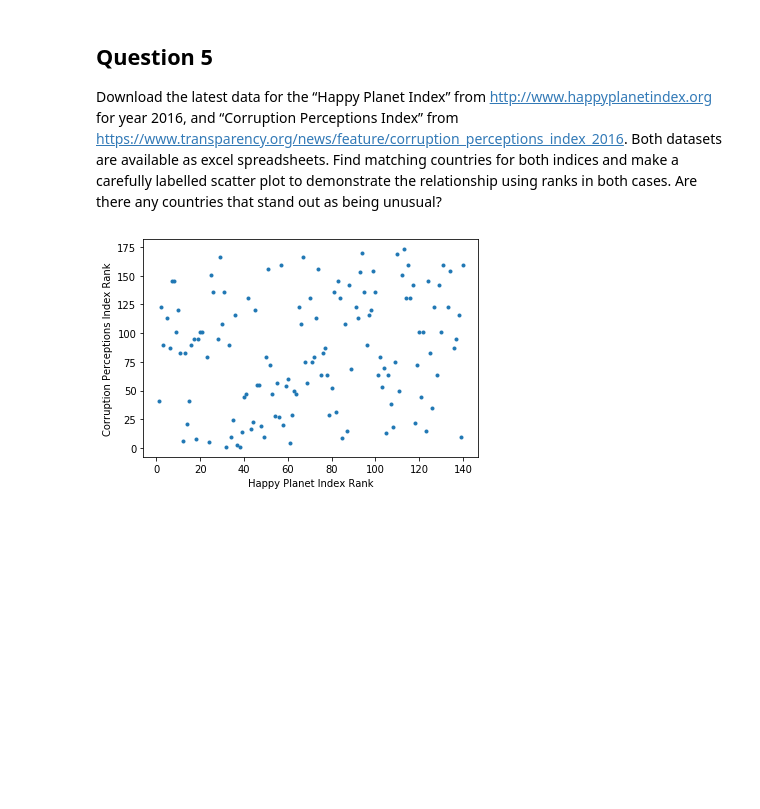
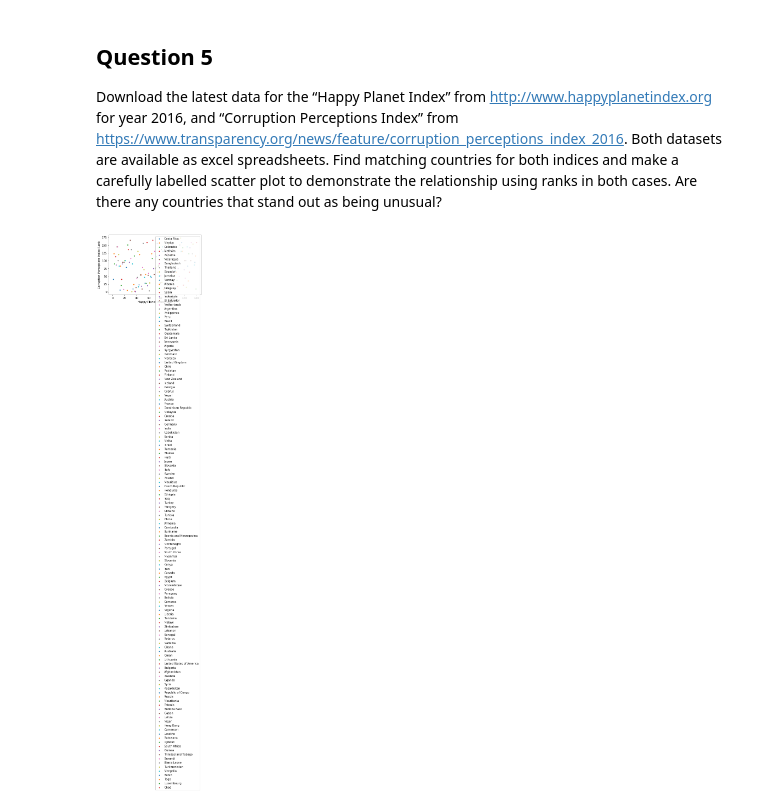
Before and after one commit to cyborgoat/data-inference-machine-learning, a Jupyter notebook: assignment_2/18785_HW2.ipynb, the cells around one changed output. Cells and saved outputs as stored; diff of their text form; code cells hidden in the pictures; blank space fills up the shorter version.

```diff
--- a/assignment_2/18785_HW2.ipynb
+++ b/assignment_2/18785_HW2.ipynb
@@ -273,29 +283,36 @@ Download the latest data for the “Happy Planet Index” from http://www.happyp
 # %%
 hpidf = pd.read_excel('hpi-data-2016.xlsx', sheet_name='Rank order',skiprows=6)
 hpi_rank = hpidf['HPI Rank']
 hpi_country = hpidf['Country']
 hpi_dict = {}
 for i,j in zip(hpi_rank,hpi_country):
     hpi_dict[j] = i
 
 corruptdf = pd.read_excel('CPI2016_FullDataSetWithRegionalTables.xlsx',sheet_name='CPI2016_FINAL_16Jan')
 corrupt_rank = corruptdf['Rank']
 corrupt_country = corruptdf['Country']
 corrupt_dict ={}
 for i,j in zip(corrupt_rank,corrupt_country):
     corrupt_dict[j] = i
 
 final_arr = []
 for country in hpi_dict.keys():
     if country in corrupt_dict.keys():
-        final_arr.append((hpi_dict[country],corrupt_dict[country]))
+        final_arr.append((hpi_dict[country],corrupt_dict[country],country))
     elif(country == 'United States of America'):
-        final_arr.append((hpi_dict[country],corrupt_rank[17]))
+        final_arr.append((hpi_dict[country],corrupt_rank[17],country))
     elif(country == 'South Korea'):
-        final_arr.append((hpi_dict[country],corrupt_rank[51]))
-plt.scatter([i[0] for i in final_arr],[i[1] for i in final_arr],marker='.')
-plt.xlabel('Happy Planet Index Rank')
-plt.ylabel('Corruption Perceptions Index Rank')
+        final_arr.append((hpi_dict[country],corrupt_rank[51],country))
+
+
+x_data = [i[0] for i in final_arr]
+y_data = [i[1] for i in final_arr]
+country_initial = [i[2] for i in final_arr]
+for i in range(len(x_data)):
+    plt.scatter(x_data[i],y_data[i],marker='.',label=country_initial[i])
+# plt.xlabel('Happy Planet Index Rank')
+# plt.ylabel('Corruption Perceptions Index Rank')
+plt.legend()
 plt.show()
 # %% [output]
-[figure, old version]
+[figure, new version]
```
Also changed, not shown: parts of 1 cell of this notebook.
